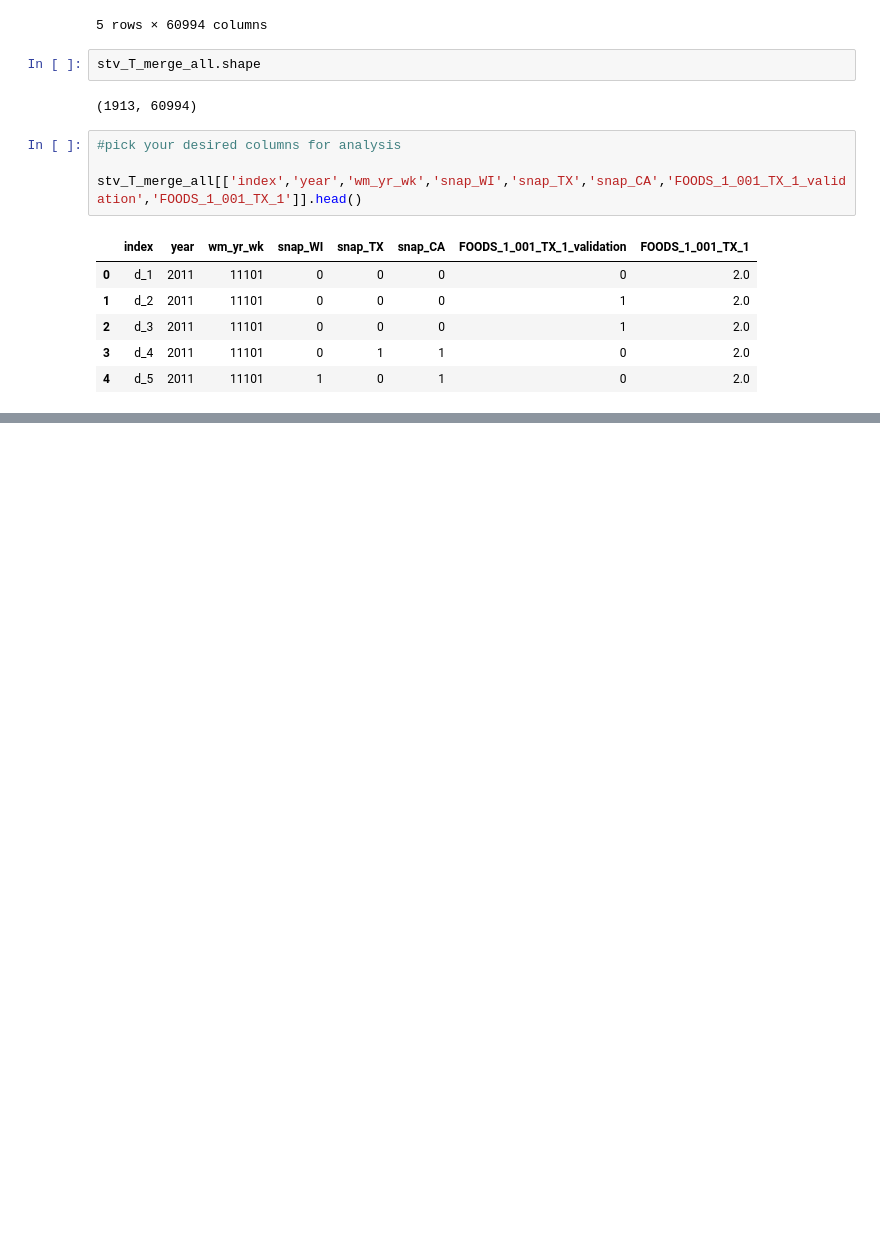
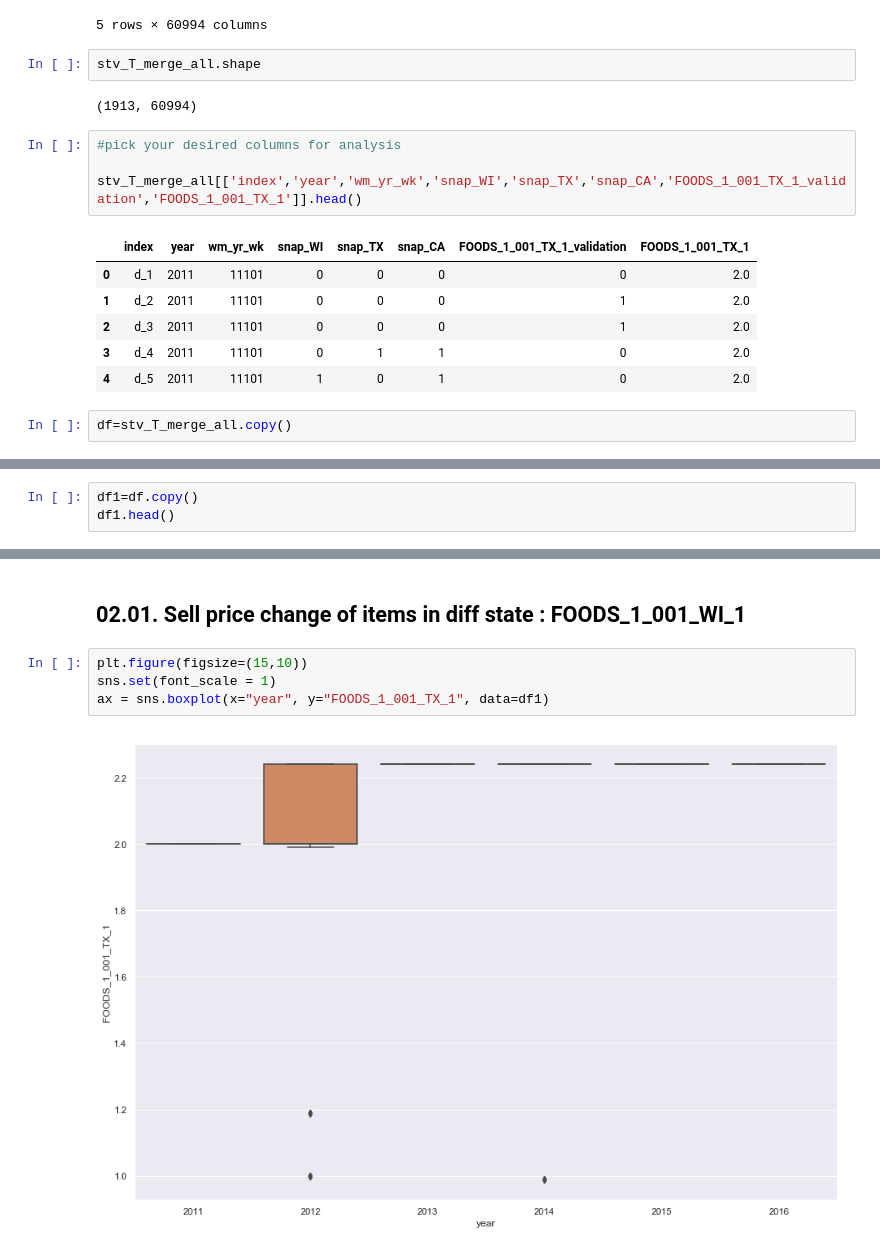
Before and after one commit to kabirmuntasir/2020-M5-Forecasting, a Jupyter notebook: Uncertanity/M5Forecasting_bylobos.ipynb, the cells around one changed output, grey strips where cells are left out. Drawn from its saved outputs; the diff is of its cells as text; blank space fills up the shorter version.

```diff
--- a/Uncertanity/M5Forecasting_bylobos.ipynb
+++ b/Uncertanity/M5Forecasting_bylobos.ipynb
@@ -223,3 +234,5 @@ stv_T_merge_all[['index','year','wm_yr_wk','snap_WI','snap_TX','snap_CA','FOODS_
 | 2 | d_3 | 2011 | 11101 | 0 | 0 | 0 | 1 | 2.0 |
 | 3 | d_4 | 2011 | 11101 | 0 | 1 | 1 | 0 | 2.0 |
 | 4 | d_5 | 2011 | 11101 | 1 | 0 | 1 | 0 | 2.0 |
+# %%
+df=stv_T_merge_all.copy()
@@ -225,0 +241,3 @@ stv_T_merge_all[['index','year','wm_yr_wk','snap_WI','snap_TX','snap_CA','FOODS_
+# %%
+df1=df.copy()
+df1.head()
@@ -225,0 +252,8 @@ stv_T_merge_all[['index','year','wm_yr_wk','snap_WI','snap_TX','snap_CA','FOODS_
+# %% [markdown]
+## 02.01. Sell price change of items in diff state : FOODS_1_001_WI_1
+# %%
+plt.figure(figsize=(15,10))
+sns.set(font_scale = 1)
+ax = sns.boxplot(x="year", y="FOODS_1_001_TX_1", data=df1)
+# %% [output]
+[figure, added]
```
Also changed, not shown: parts of 16 cells of this notebook.
